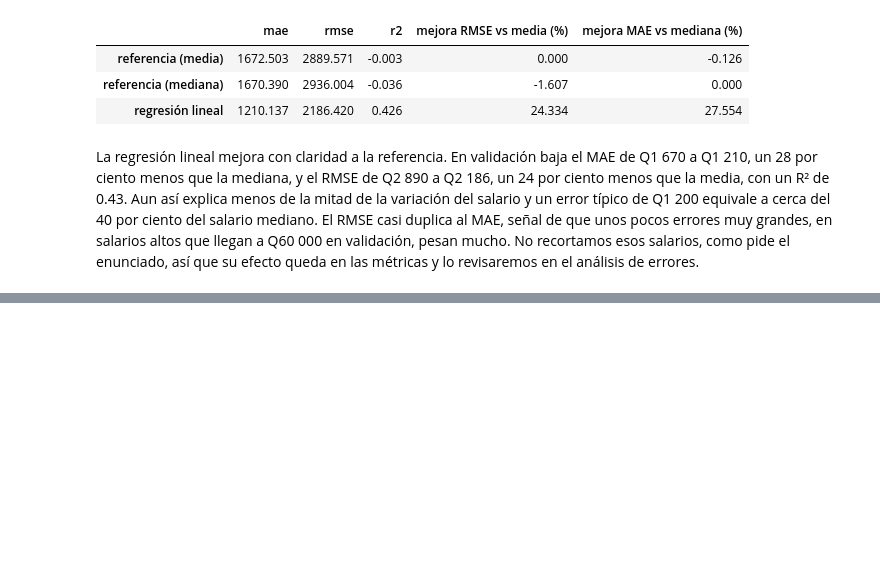
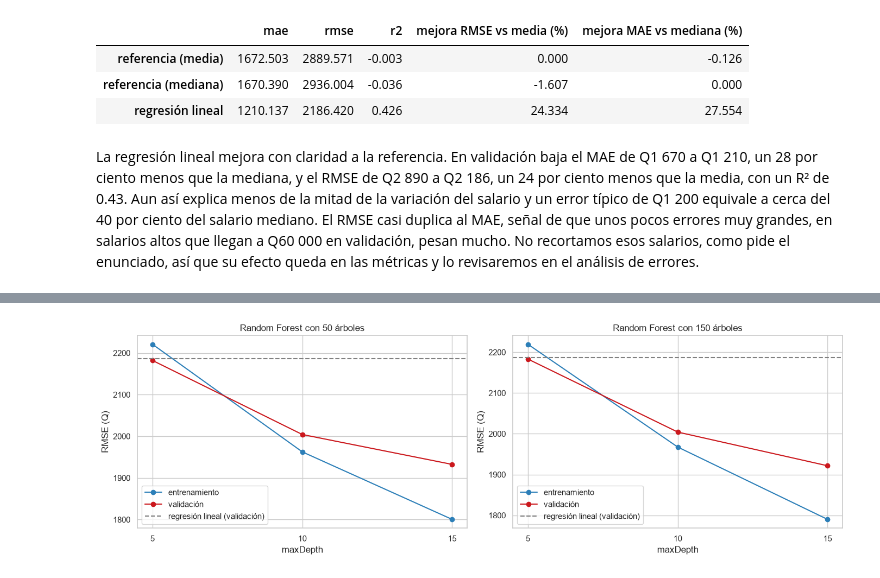
Before and after one commit to Fercho1118/Lab7_DS, a Jupyter notebook: notebooks/lab7.ipynb, the cells around one changed output, grey strips where cells are left out. Drawn from its saved outputs; the diff is of its cells as text; code cells hidden in the pictures; blank space fills up the shorter version.

Commit message:
Ejercicio 6: pipeline de Random Forest, configuraciones y comparación con la regresión lineal

```diff
--- a/notebooks/lab7.ipynb
+++ b/notebooks/lab7.ipynb
@@ -1450,0 +1460,28 @@ queda en las métricas y lo revisaremos en el análisis de errores.
+# %%
+import time
+
+
+def pipeline_rf(numTrees, maxDepth):
+    rf = RandomForestRegressor(featuresCol="features", labelCol=OBJETIVO, numTrees=numTrees,
+                               maxDepth=maxDepth, seed=SEMILLA)
+    return Pipeline(stages=etapas_comunes() + [rf])
+
+
+GRILLA_RF = [{"numTrees": n, "maxDepth": d} for n in [50, 150] for d in [5, 10, 15]]
+
+filas, modelos_rf = [], []
+for cfg in GRILLA_RF:
+    inicio = time.time()
+    modelo = pipeline_rf(**cfg).fit(entrenamiento)
+    segundos = time.time() - inicio
+    modelos_rf.append(modelo)
+    m_tr = metricas(modelo.transform(entrenamiento))
+    m_va = metricas(modelo.transform(validacion))
+    filas.append({**cfg, **{f"{k}_train": v for k, v in m_tr.items()},
+                  **{f"{k}_valid": v for k, v in m_va.items()}, "segundos": segundos})
+resultados_rf = pd.DataFrame(filas)
+i_rf = resultados_rf["rmse_valid"].idxmin()
+mejor_cfg_rf = GRILLA_RF[i_rf]
+mejor_rf = modelos_rf[i_rf]
+print("mejor configuración por RMSE de validación:", mejor_cfg_rf)
+resultados_rf.round(3)
@@ -1450,0 +1497,17 @@ queda en las métricas y lo revisaremos en el análisis de errores.
+# %%
+fig, ejes = plt.subplots(1, 2, figsize=(14, 4.6))
+for eje, n in zip(ejes, [50, 150]):
+    t = resultados_rf[resultados_rf["numTrees"] == n]
+    eje.plot(t["maxDepth"], t["rmse_train"], "-o", color="#2c7fb8", label="entrenamiento")
+    eje.plot(t["maxDepth"], t["rmse_valid"], "-o", color="#cb181d", label="validación")
+    eje.axhline(resultados_lr.loc[i_lr, "rmse_valid"], color="gray", ls="--",
+                label="regresión lineal (validación)")
+    eje.set_title(f"Random Forest con {n} árboles")
+    eje.set_xlabel("maxDepth")
+    eje.set_ylabel("RMSE (Q)")
+    eje.set_xticks([5, 10, 15])
+    eje.legend()
+plt.tight_layout()
+plt.show()
+# %% [output]
+[figure, added]
```
Also changed, not shown: parts of 8 cells of this notebook.
